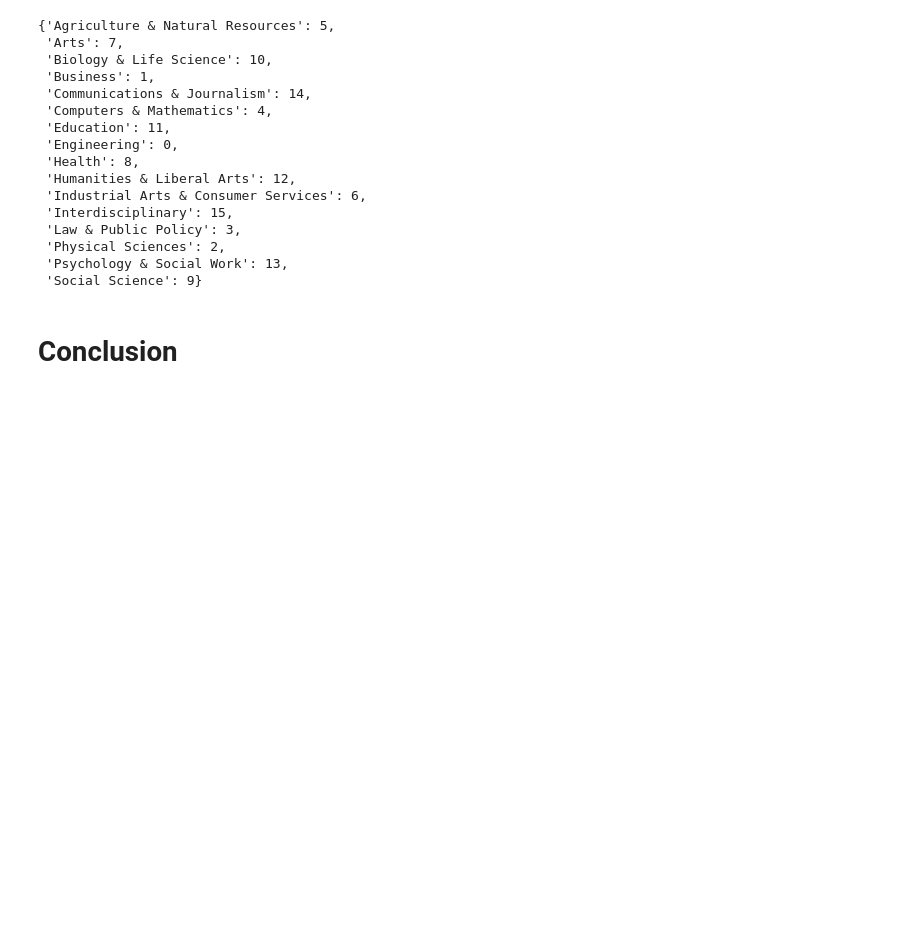
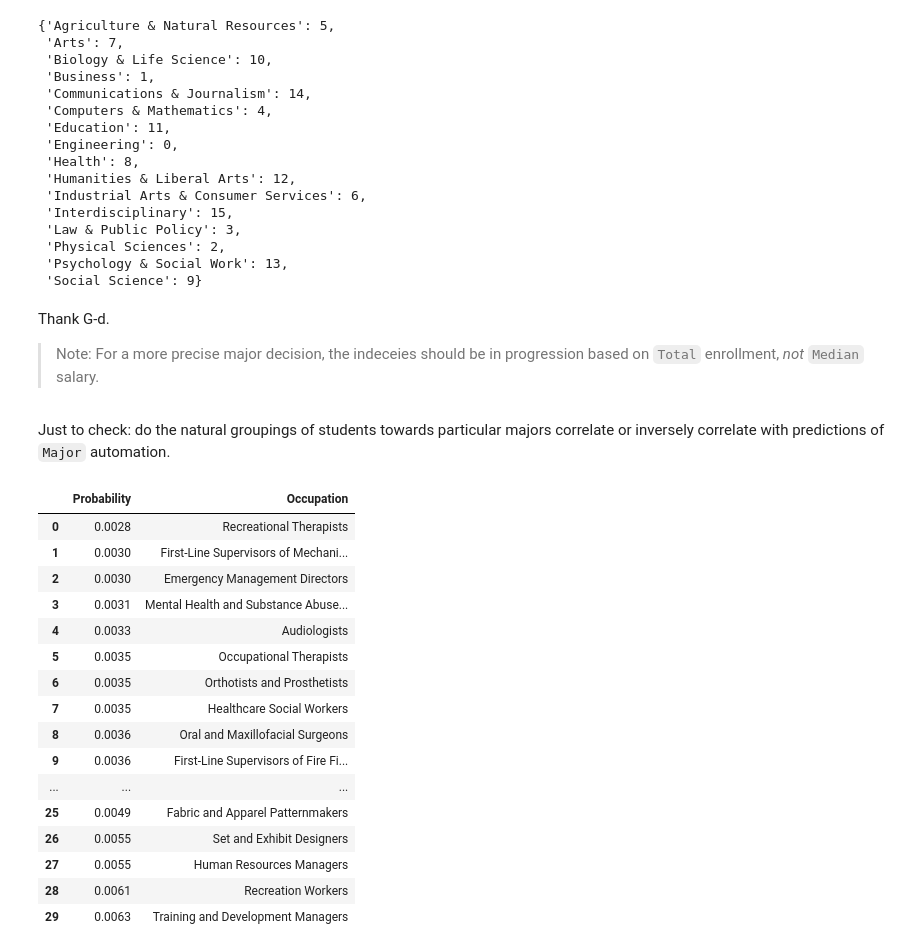
Before and after one commit to yabbou/Career_Forecasting, a Jupyter notebook: final_project.ipynb, the cells around one changed output. Saved outputs shown, nothing was run; the diff lists cells and outputs as text; code cells hidden in the pictures; blank space fills up the shorter version.

```diff
--- a/final_project.ipynb
+++ b/final_project.ipynb
@@ -1203,6 +1185,31 @@ unique_categories_dict
  'Physical Sciences': 2,
  'Psychology & Social Work': 13,
  'Social Science': 9}
-# %% [markdown]
-Conclusion
-==
+# %% [markdown]
+Thank G-d.
+>Note: For a more precise major decision, the indeceies should be in progression based on `Total` enrollment, _not_ `Median` salary.
+# %% [markdown]
+Just to check: do the natural groupings of students towards particular majors correlate or inversely correlate with predictions of `Major` automation.
+# %%
+automation_df = pd.read_csv("https://raw.githubusercontent.com/yabbou/Career_Forecasting/main/datasets/likelihood_of_automation_2013.csv",encoding='latin1')
+automation_df.columns = ['Probability','SOC','Occupation']
+automation_prob_occ_df = automation_df.loc[:,['Probability','Occupation']]
+automation_prob_occ_df.head(30)
+# %% [output]
+|  | Probability | Occupation |
+| 0 | 0.0028 | Recreational Therapists |
+| 1 | 0.0030 | First-Line Supervisors of Mechani... |
+| 2 | 0.0030 | Emergency Management Directors |
+| 3 | 0.0031 | Mental Health and Substance Abuse... |
+| 4 | 0.0033 | Audiologists |
+| 5 | 0.0035 | Occupational Therapists |
+| 6 | 0.0035 | Orthotists and Prosthetists |
+| 7 | 0.0035 | Healthcare Social Workers |
+| 8 | 0.0036 | Oral and Maxillofacial Surgeons |
+| 9 | 0.0036 | First-Line Supervisors of Fire Fi... |
+| ... | ... | ... |
+| 25 | 0.0049 | Fabric and Apparel Patternmakers |
+| 26 | 0.0055 | Set and Exhibit Designers |
+| 27 | 0.0055 | Human Resources Managers |
+| 28 | 0.0061 | Recreation Workers |
+| 29 | 0.0063 | Training and Development Managers |
```
Also changed, not shown: parts of 24 cells of this notebook.
